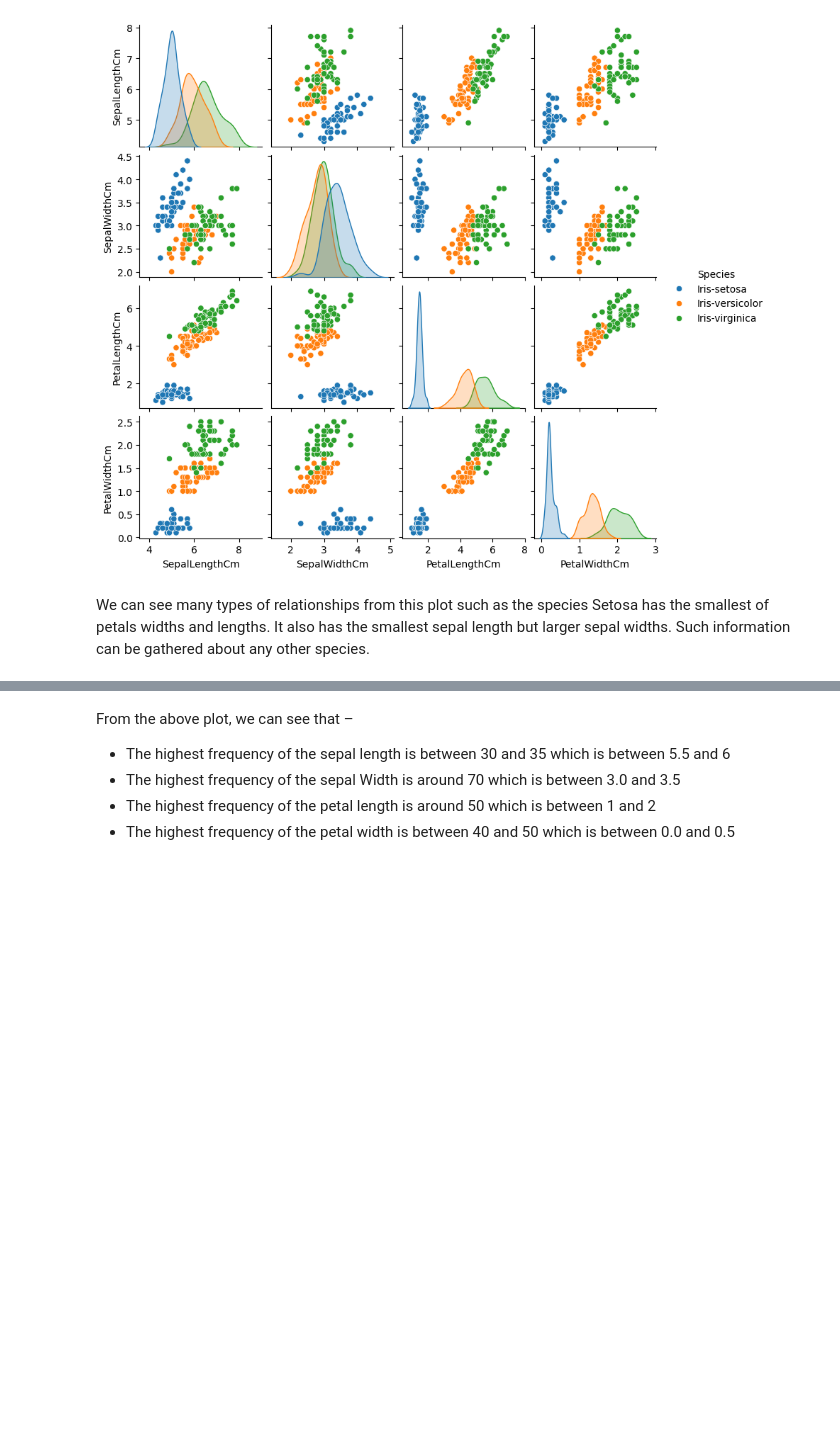
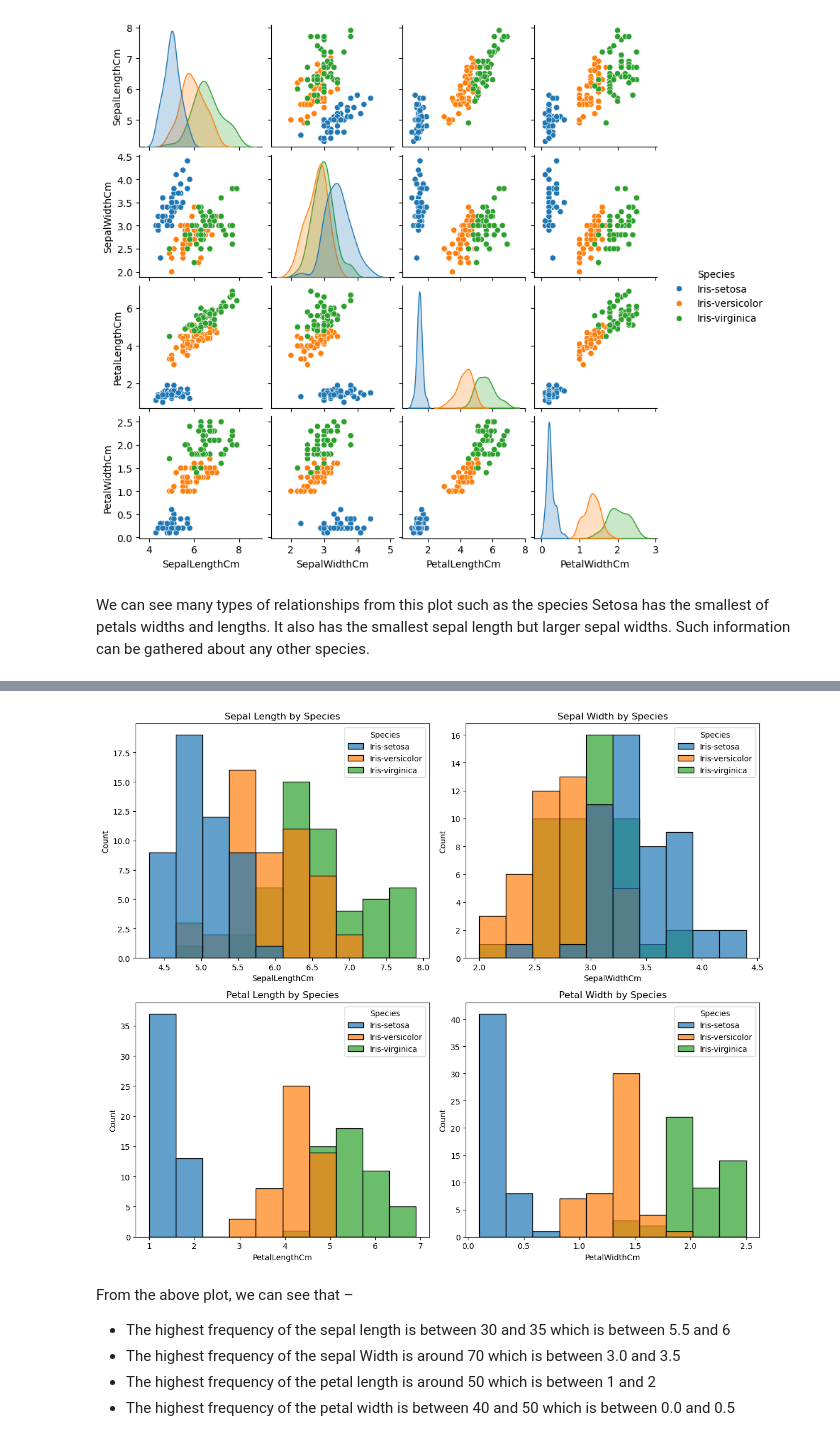
Before and after one commit to ash322ash422/tut_ml, a Jupyter notebook: tut_misc_EDA/tut_EDA_iris.ipynb, the cells around one changed output, grey strips where cells are left out. Saved outputs shown, nothing was run; the diff lists cells and outputs as text; code cells hidden in the pictures; blank space fills up the shorter version.

```diff
--- a/tut_misc_EDA/tut_EDA_iris.ipynb
+++ b/tut_misc_EDA/tut_EDA_iris.ipynb
@@ -171,3 +177,30 @@ axes[1,1].hist(df['PetalWidthCm'], bins=6);
+# %%
+# Lets put colors to each species....
+import matplotlib.pyplot as plt
+import seaborn as sns
+
+fig, axes = plt.subplots(2, 2, figsize=(12, 10))
+
+# Sepal Length
+axes[0,0].set_title("Sepal Length by Species")
+sns.histplot(data=df, x='SepalLengthCm', hue='Species', bins=10, ax=axes[0,0], alpha=0.7)
+
+# Sepal Width
+axes[0,1].set_title("Sepal Width by Species")
+sns.histplot(data=df, x='SepalWidthCm', hue='Species', bins=10, ax=axes[0,1], alpha=0.7)
+
+# Petal Length
+axes[1,0].set_title("Petal Length by Species")
+sns.histplot(data=df, x='PetalLengthCm', hue='Species', bins=10, ax=axes[1,0], alpha=0.7)
+
+# Petal Width
+axes[1,1].set_title("Petal Width by Species")
+sns.histplot(data=df, x='PetalWidthCm', hue='Species', bins=10, ax=axes[1,1], alpha=0.7)
+
+plt.tight_layout()
+plt.show()
+# %% [output]
+[figure, added]
 # %% [markdown]
 From the above plot, we can see that –
 
```
Also changed, not shown: parts of 13 cells of this notebook.
